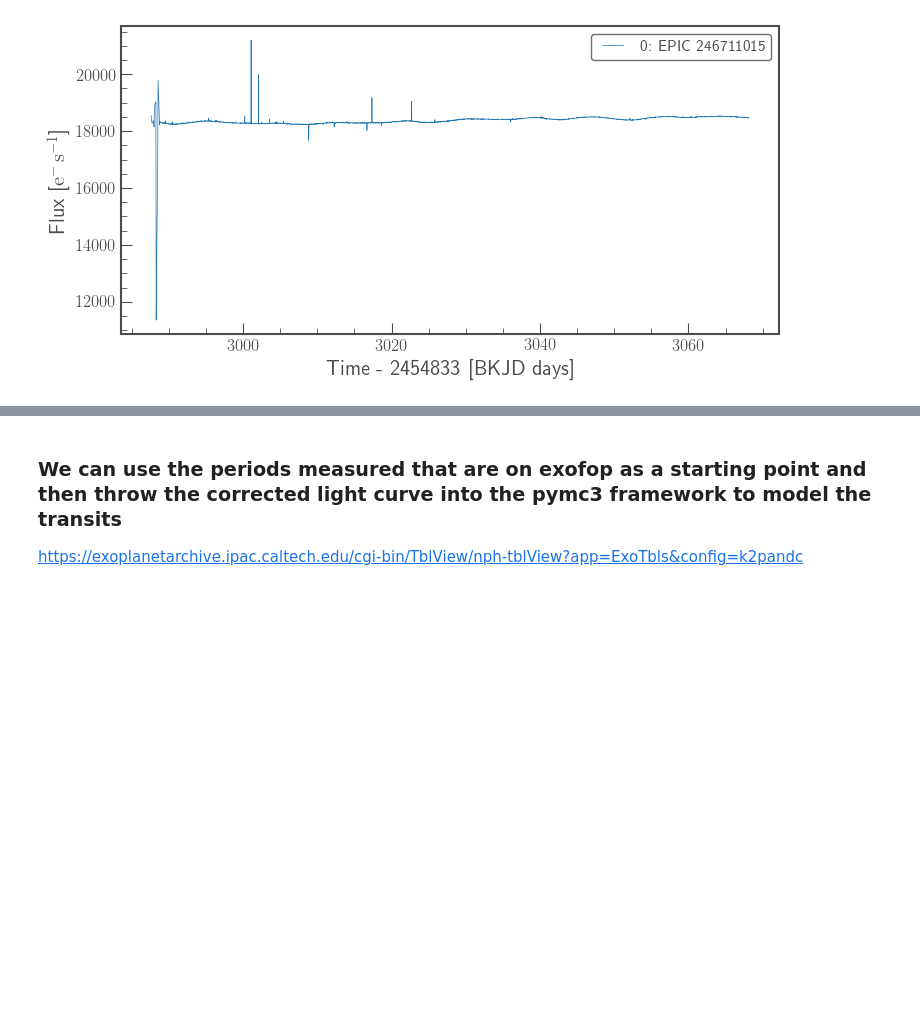
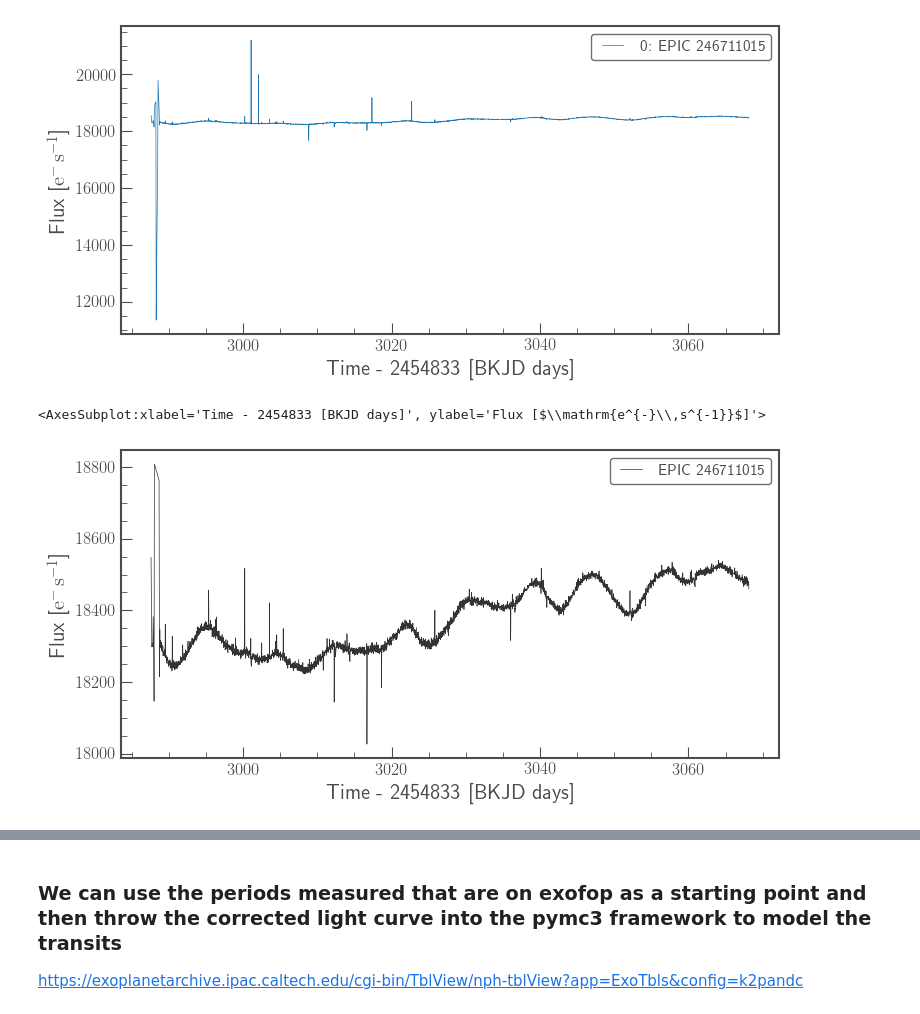
Before and after one commit to lupitatovar/Cool-Worlds, a Jupyter notebook: notebooks/K2_target_star_vary.ipynb, the cells around one changed output, grey strips where cells are left out. Cells and saved outputs as stored; diff of their text form; code cells hidden in the pictures; blank space fills up the shorter version.

```diff
--- a/notebooks/K2_target_star_vary.ipynb
+++ b/notebooks/K2_target_star_vary.ipynb
@@ -50,0 +47,5 @@ k2.plot()
+# %%
+k2lc.plot()
+# %% [output]
+<AxesSubplot:xlabel='Time - 2454833 [BKJD days]', ylabel='Flux [$\\mathrm{e^{-}\\,s^{-1}}$]'>
+[figure, added]
```
Also changed, not shown: parts of 17 cells of this notebook.
